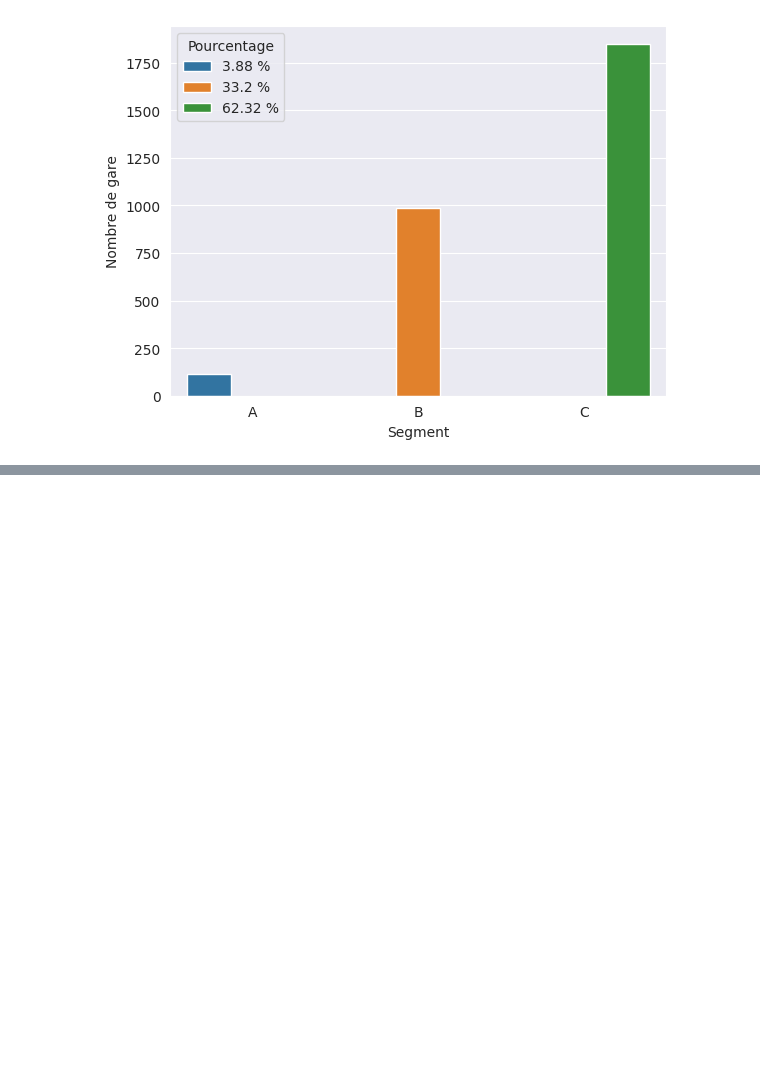
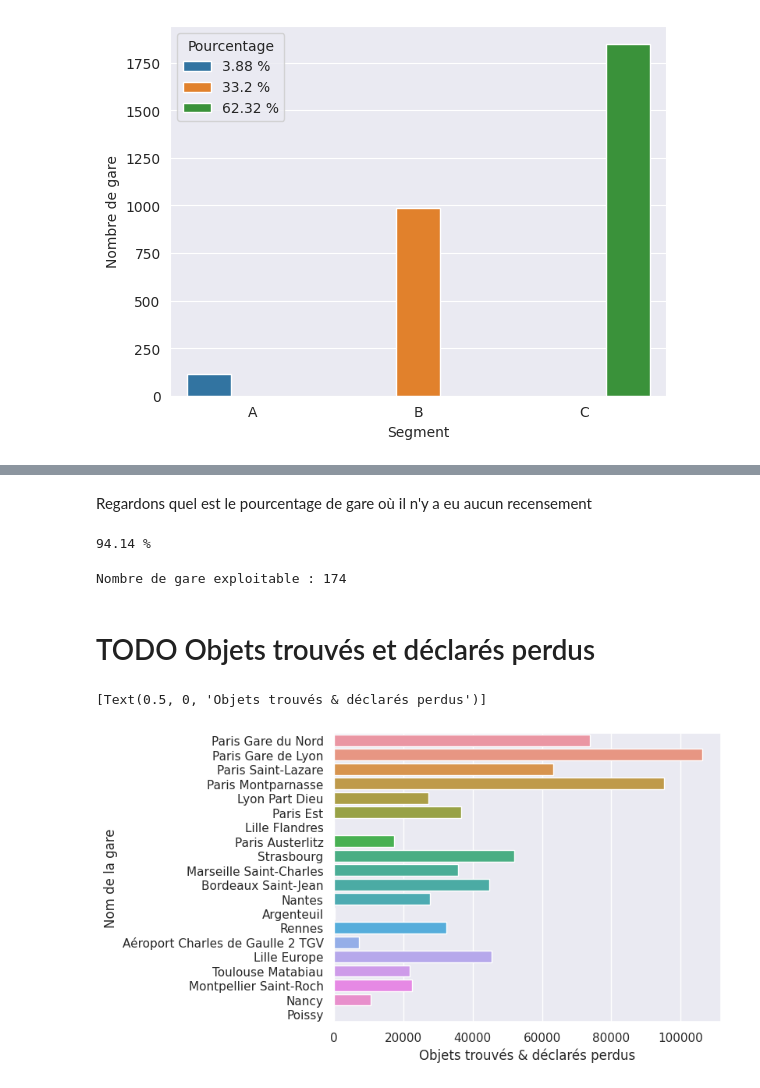
Before and after one commit to EdouardQ/H3Python, a Jupyter notebook: sncf.ipynb, the cells around one changed output, grey strips where cells are left out. Saved outputs shown, nothing was run; the diff lists cells and outputs as text; code cells hidden in the pictures; blank space fills up the shorter version.

```diff
--- a/sncf.ipynb
+++ b/sncf.ipynb
@@ -142,0 +184,54 @@ sb.barplot(data=segmentDf, x="Segment", y="Nombre de gare", hue="Pourcentage")
+# %%
+dictLostAndFoundByStation = {}
+for index, row in dataLostAndFound.iterrows():
+    if row['Gare'] in dictLostAndFoundByStation:
+        dictLostAndFoundByStation[row['Gare']] += 1
+    else:
+         dictLostAndFoundByStation[row['Gare']] = 1
+
+dataLostAndFoundByStation = pd.DataFrame.from_dict(dictLostAndFoundByStation, orient='index')
+# rename columns
+dataLostAndFoundByStation.index.names = ['Nom de la gare']
+dataLostAndFoundByStation = dataLostAndFoundByStation.rename(columns = {0:'Objets Trouvés'})
+# %%
+dictLossByStation = {}
+for index, row in dataLoss.iterrows():
+    if row['Gare'] in dictLossByStation:
+        dictLossByStation[row['Gare']] += 1
+    else:
+         dictLossByStation[row['Gare']] = 1
+
+dataLossByStation = pd.DataFrame.from_dict(dictLossByStation, orient='index')
+# rename columns
+dataLossByStation.index.names = ['Nom de la gare']
+dataLossByStation = dataLossByStation.rename(columns = {0:'Pertes Déclarées'})
+# %%
+data = pd.merge(dataFreq, dataLostAndFoundByStation, how='left', on='Nom de la gare')
+data = pd.merge(data, dataLossByStation, how='left', on='Nom de la gare')
+data = data.fillna(0)
+# %% [markdown]
+Regardons quel est le pourcentage de gare où il n'y a eu aucun recensement
+# %%
+print(round((len(data[(data['Objets Trouvés'] == 0) & (data['Pertes Déclarées'] == 0)])/len(data))*100, 2), '%')
+# %% [output]
+94.14 %
+# %%
+sumObjects = []
+for index, row in data.iterrows():
+    sumObjects.append(row['Objets Trouvés']+row['Pertes Déclarées'])
+
+# condition to avoid duplicate if the cell is reloaded
+if not "Objets trouvés et déclarés perdus" in data:
+    data.insert(loc=data.shape[1], column="Objets trouvés et déclarés perdus", value=sumObjects, allow_duplicates=True)
+
+data = data[data['Objets trouvés et déclarés perdus'] > 0]
+print("Nombre de gare exploitable :", len(data))
+# %% [output]
+Nombre de gare exploitable : 174
+# %% [markdown]
+# TODO Objets trouvés et déclarés perdus
+# %%
+sb.barplot(data=data.nlargest(20, "Moyenne Tout Utilisateurs"), x=data['Objets Trouvés'] + data['Pertes Déclarées'], y="Nom de la gare").set(xlabel="Objets trouvés & déclarés perdus")
+# %% [output]
+[Text(0.5, 0, 'Objets trouvés & déclarés perdus')]
+[figure, added]
```
Also changed, not shown: parts of 28 cells of this notebook.
